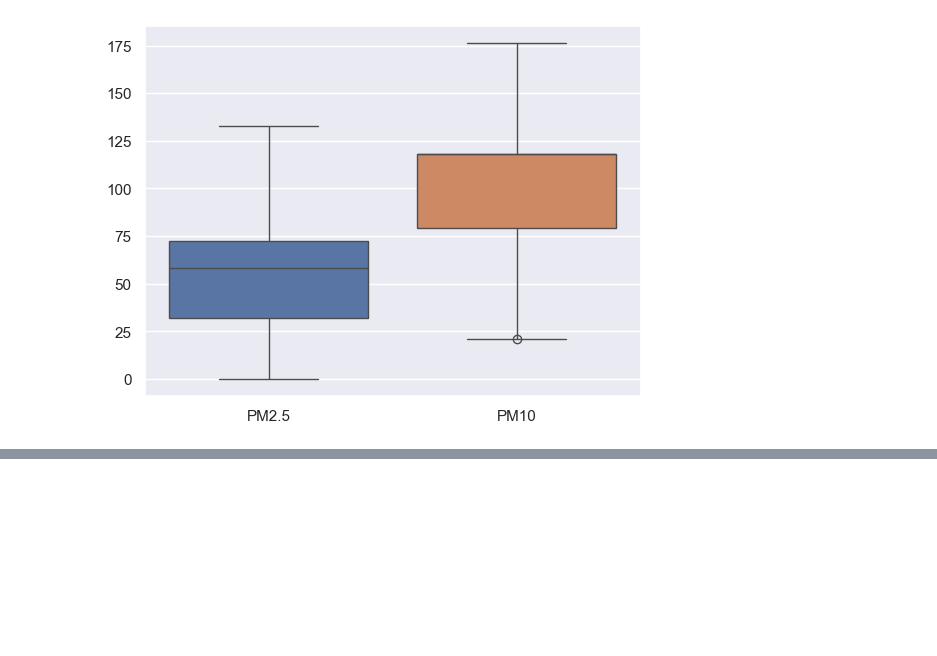
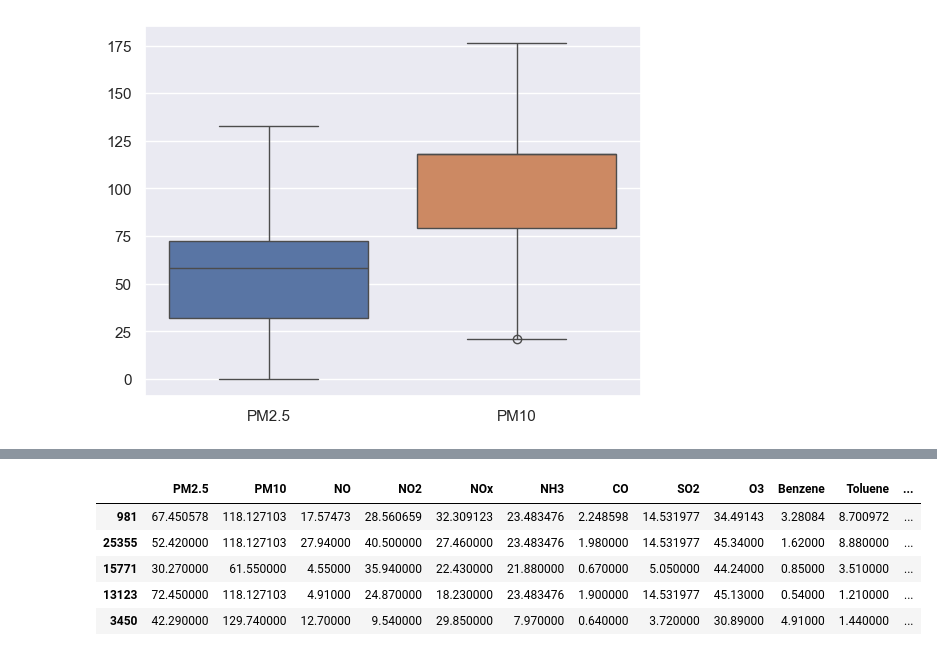
Before and after one commit to Shubham39275/Air_Quality_Index, a Jupyter notebook: AQI_Prediction.ipynb, the cells around one changed output, grey strips where cells are left out. Cells and saved outputs as stored; diff of their text form; code cells hidden in the pictures; blank space fills up the shorter version.

```diff
--- a/AQI_Prediction.ipynb
+++ b/AQI_Prediction.ipynb
@@ -549,0 +580,11 @@ sns.displot(df, x="AQI")
+# %%
+df.drop(['Date','City','Year','Month','Day','Weekday'], axis=1, inplace=True)
+# %%
+df.sample(5)
+# %% [output]
+|  | PM2.5 | PM10 | NO | NO2 | NOx | NH3 | CO | SO2 | O3 | Benzene | Toluene | ... |
+| 981 | 67.450578 | 118.127103 | 17.57473 | 28.560659 | 32.309123 | 23.483476 | 2.248598 | 14.531977 | 34.49143 | 3.28084 | 8.700972 | ... |
+| 25355 | 52.420000 | 118.127103 | 27.94000 | 40.500000 | 27.460000 | 23.483476 | 1.980000 | 14.531977 | 45.34000 | 1.62000 | 8.880000 | ... |
+| 15771 | 30.270000 | 61.550000 | 4.55000 | 35.940000 | 22.430000 | 21.880000 | 0.670000 | 5.050000 | 44.24000 | 0.85000 | 3.510000 | ... |
+| 13123 | 72.450000 | 118.127103 | 4.91000 | 24.870000 | 18.230000 | 23.483476 | 1.900000 | 14.531977 | 45.13000 | 0.54000 | 1.210000 | ... |
+| 3450 | 42.290000 | 129.740000 | 12.70000 | 9.540000 | 29.850000 | 7.970000 | 0.640000 | 3.720000 | 30.89000 | 4.91000 | 1.440000 | ... |
```
Also changed, not shown: parts of 29 cells of this notebook.
